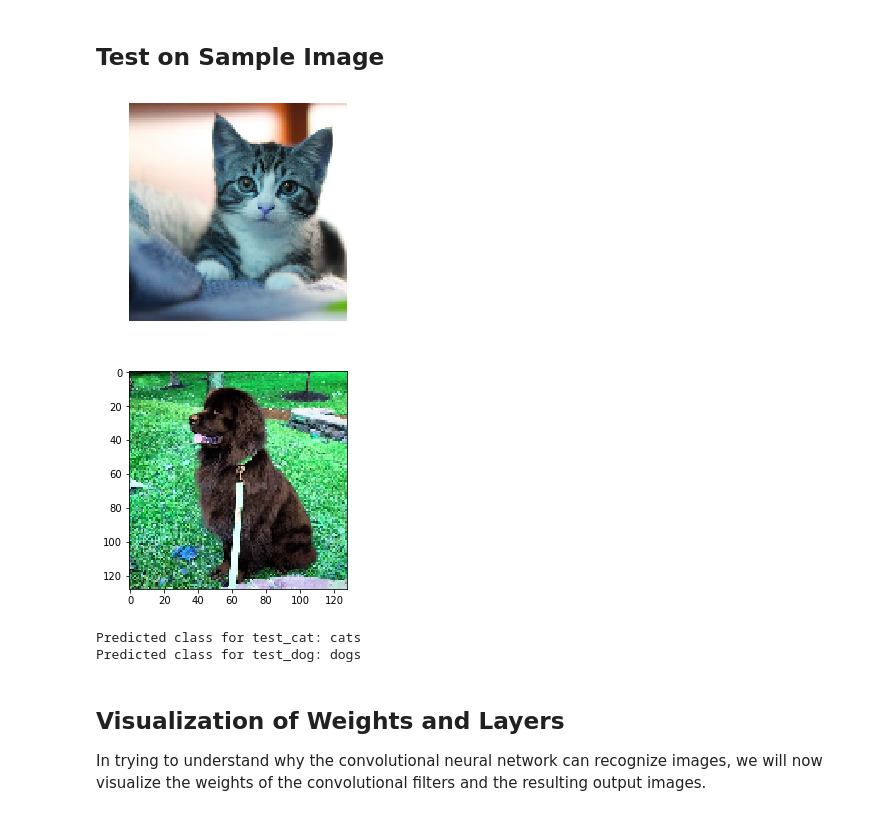
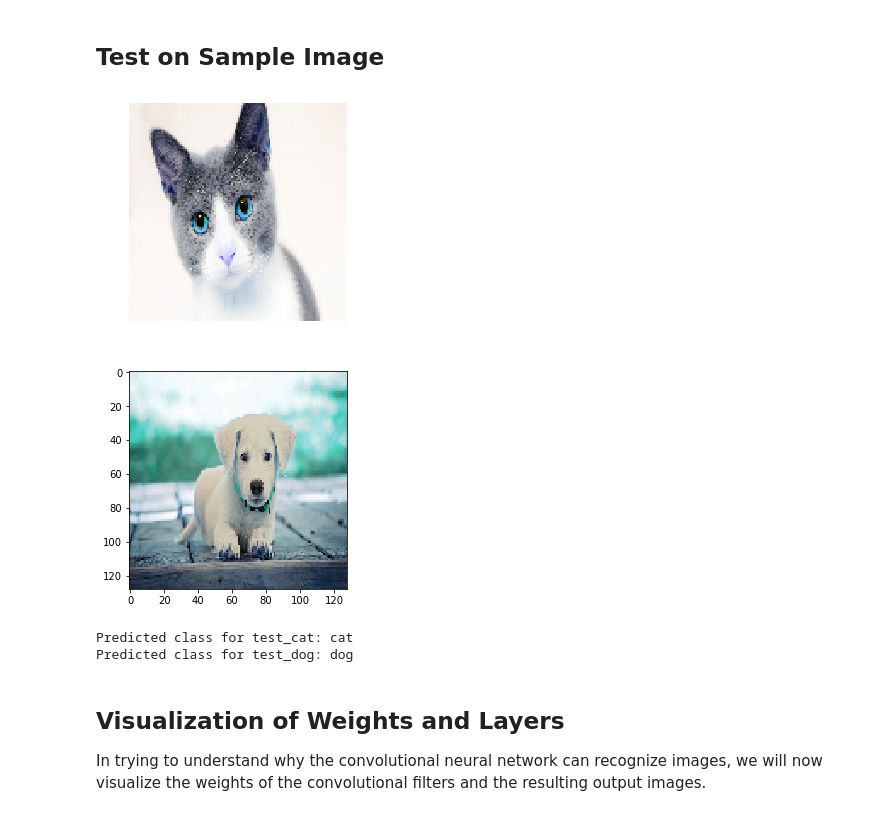
Before and after one commit to anthonytuanta/GA_DAT5, a Jupyter notebook: week5/lab/cnn.ipynb, the cells around one changed output. Saved outputs shown, nothing was run; the diff lists cells and outputs as text; code cells hidden in the pictures.

```diff
--- a/week5/lab/cnn.ipynb
+++ b/week5/lab/cnn.ipynb
@@ -745,21 +763,21 @@ Confusion Matrix:
 # %%
 plt.axis('off')
 
-test_cat = cv2.imread('cat.jpg')
-test_cat = cv2.resize(test_cat, (img_size, img_size), cv2.INTER_LINEAR) / 255
+test_cat = cv2.imread('data/cat.jpg')
+test_cat = cv2.resize(test_cat, (img_size, img_size), cv2.INTER_LINEAR)
 
 preview_cat = plt.imshow(test_cat.reshape(img_size, img_size, num_channels))
 # %% [output]
-[figure, old version]
+[figure, new version]
 # %%
-test_dog = cv2.imread('lucy.jpg')
-test_dog = cv2.resize(test_dog, (img_size, img_size), cv2.INTER_LINEAR) / 255
+test_dog = cv2.imread('data/puppy.jpg')
+test_dog = cv2.resize(test_dog, (img_size, img_size), cv2.INTER_LINEAR)
 
 preview_dog = plt.imshow(test_dog.reshape(img_size, img_size, num_channels))
 # %% [output]
-[figure, old version]
+[figure, new version]
 # %%
-def sample_prediction(test_im):
+def sample_prediction(x, y_true, test_im):
 
     feed_dict_test = {
         x: test_im.reshape(1, img_size_flat),
@@ -769,11 +787,11 @@ def sample_prediction(test_im):
     test_pred = session.run(y_pred_cls, feed_dict=feed_dict_test)
     return classes[test_pred[0]]
 
-print("Predicted class for test_cat: {}".format(sample_prediction(test_cat)))
-print("Predicted class for test_dog: {}".format(sample_prediction(test_dog)))
+print("Predicted class for test_cat: {}".format(sample_prediction(x, y_true, test_cat)))
+print("Predicted class for test_dog: {}".format(sample_prediction(x, y_true, test_dog)))
 # %% [output]
-Predicted class for test_cat: cats
-Predicted class for test_dog: dogs
+Predicted class for test_cat: cat
+Predicted class for test_dog: dog
 # %% [markdown]
 ## Visualization of Weights and Layers
 
```
Also changed, not shown: parts of 26 cells of this notebook, 2 other files.
